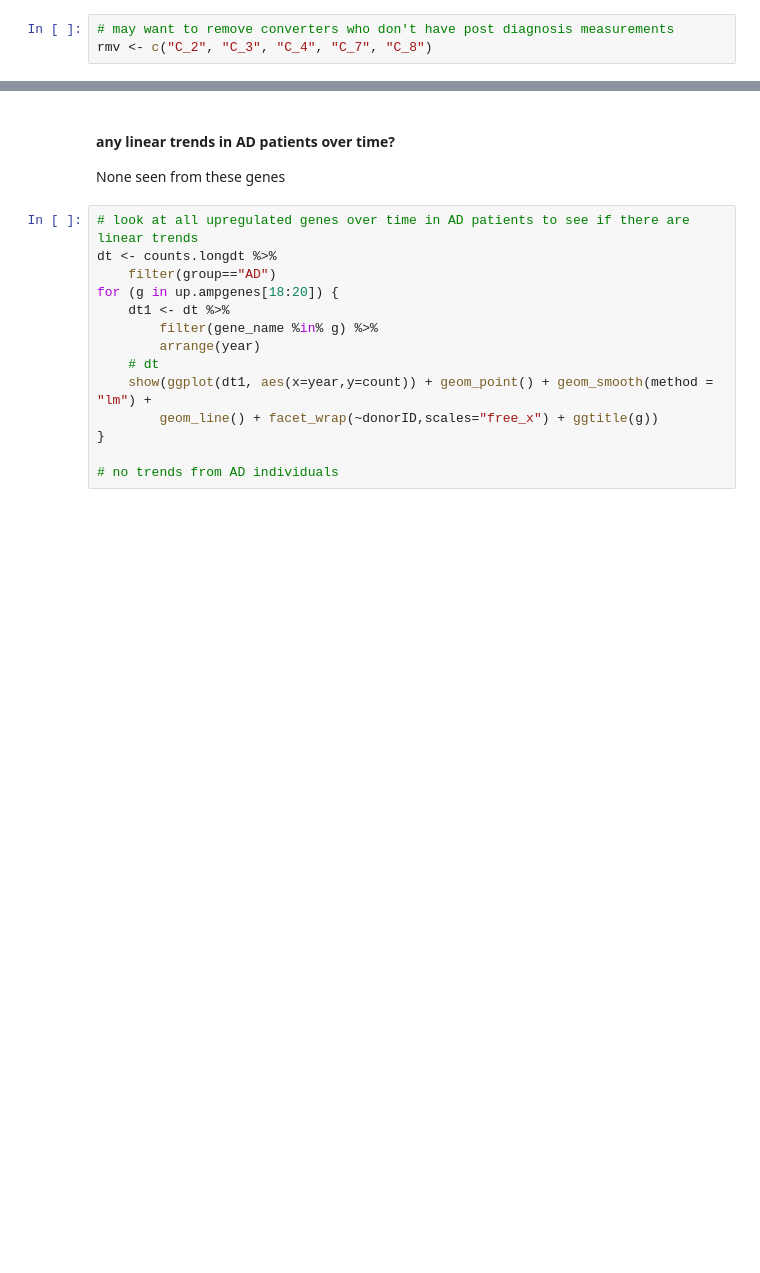
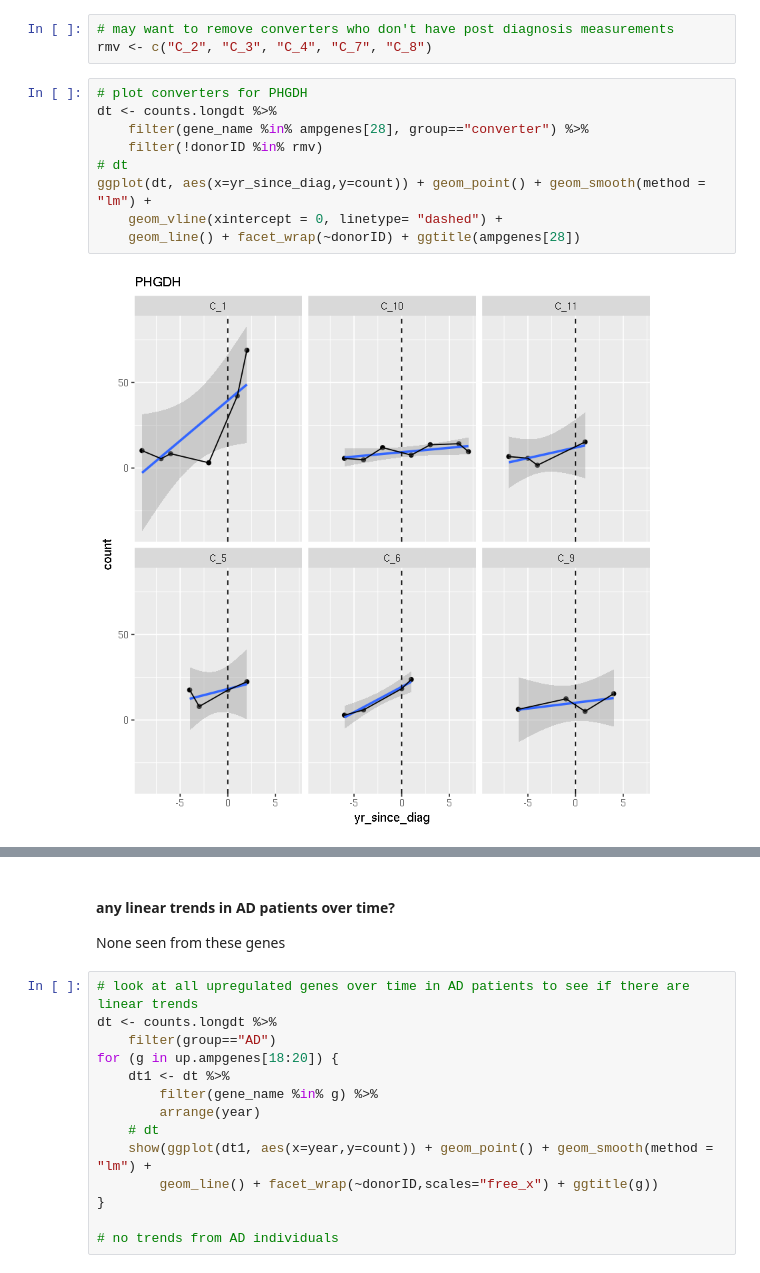
Before and after one commit to nataliedef/cse283_2021, a Jupyter notebook: initial_analysis.ipynb, the cells around one changed output, grey strips where cells are left out. Cells and saved outputs as stored; diff of their text form; blank space fills up the shorter version.

```diff
--- a/initial_analysis.ipynb
+++ b/initial_analysis.ipynb
@@ -305,3 +240,14 @@ for (g in down.ampgenes) {
 # %%
 # may want to remove converters who don't have post diagnosis measurements
 rmv <- c("C_2", "C_3", "C_4", "C_7", "C_8")
+# %%
+# plot converters for PHGDH
+dt <- counts.longdt %>%
+    filter(gene_name %in% ampgenes[28], group=="converter") %>%
+    filter(!donorID %in% rmv)
+# dt
+ggplot(dt, aes(x=yr_since_diag,y=count)) + geom_point() + geom_smooth(method =  "lm") +
+    geom_vline(xintercept = 0, linetype= "dashed") +
+    geom_line() + facet_wrap(~donorID) + ggtitle(ampgenes[28])
+# %% [output]
+[figure, added]
```
Also changed, not shown: parts of 21 cells of this notebook.
